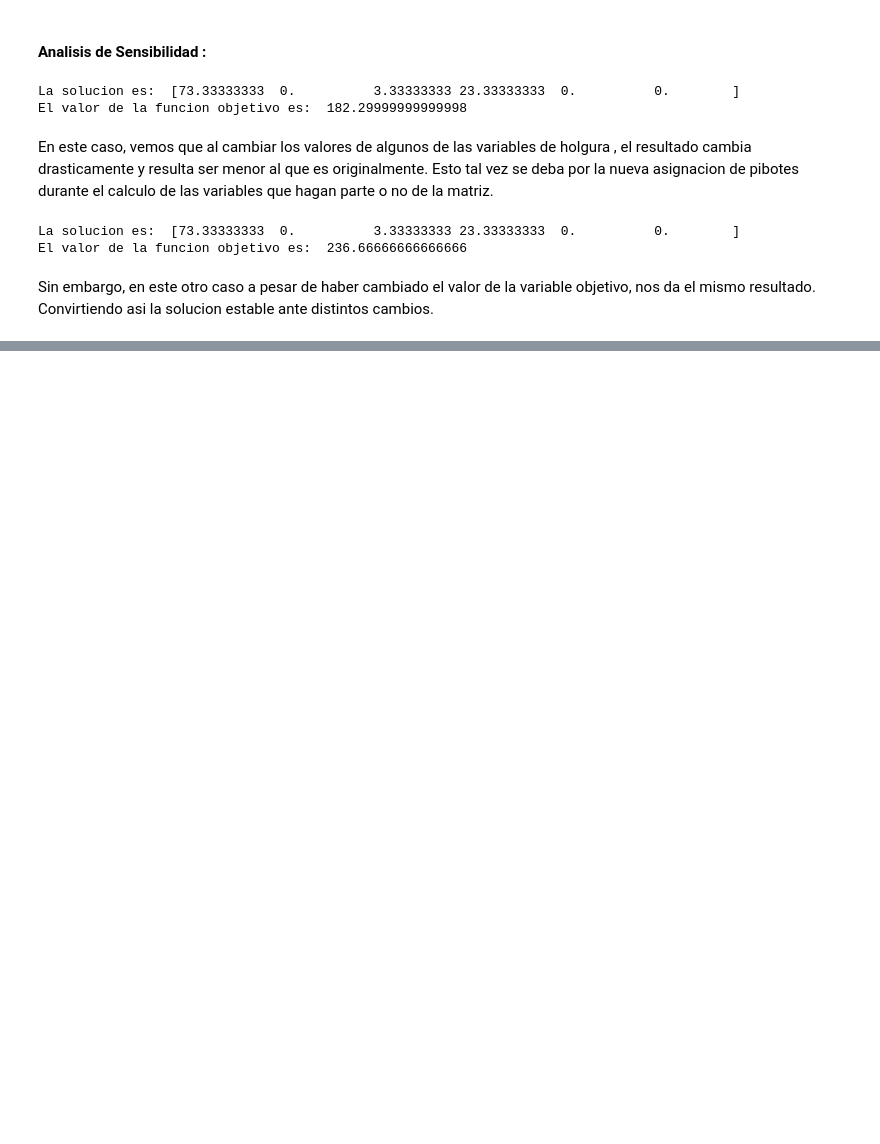
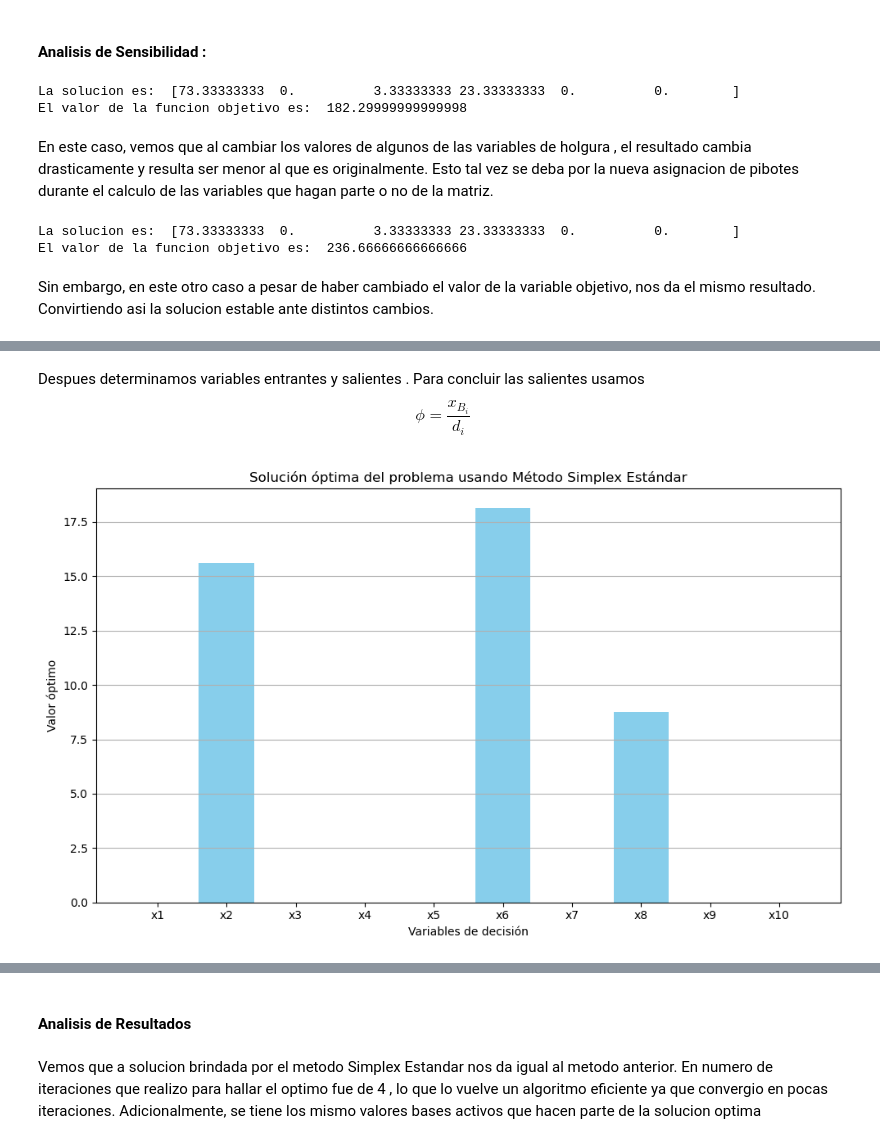
Before and after one commit to KaliaGonzalez/Laboratorio4, a Jupyter notebook: Laboratorio 4.ipynb, the cells around one changed output, grey strips where cells are left out. Saved outputs shown, nothing was run; the diff lists cells and outputs as text; code cells hidden in the pictures; blank space fills up the shorter version.

```diff
--- a/Laboratorio 4.ipynb
+++ b/Laboratorio 4.ipynb
@@ -201,0 +401,76 @@ Sin embargo, en este otro caso a pesar de haber cambiado el valor de la variable
+# %% [markdown]
+Despues determinamos variables entrantes y salientes . Para concluir las salientes usamos $$\phi = \frac{x_{B_i}}{d_i}$$
+# %%
+import numpy as np
+import matplotlib.pyplot as plt
+
+# Coeficientes de la función objetivo
+c = np.array([5, 8, 3, 7, 6, 9, 4, 10, 2, 11])
+
+# Matriz de restricciones A y vector de resultados b
+A = np.array([
+    [1, 2, 1, 1, 0, 0, 3, 1, 2, 1],
+    [2, 1, 0, 2, 1, 1, 0, 3, 1, 2],
+    [1, 1, 2, 0, 2, 1, 1, 0, 3, 1],
+    [0, 2, 1, 1, 1, 0, 2, 1, 1, 1],
+    [2, 0, 1, 1, 1, 2, 1, 1, 0, 2],
+    [1, 1, 1, 1, 1, 1, 1, 1, 1, 1],
+    [0, 1, 2, 1, 0, 1, 2, 1, 1, 0],
+    [1, 0, 1, 2, 1, 0, 1, 2, 1, 1],
+])
+b = np.array([50, 60, 55, 40, 45, 70, 65, 50])
+
+# Convertimos el problema a forma estándar agregando variables de holgura
+m, n = A.shape
+A_std = np.hstack([A, np.eye(m)])  # Aumentar con matriz identidad
+c_std = np.concatenate([c, np.zeros(m)])  # Coeficientes extendidos
+basic_vars = list(range(n, n + m))  # Variables de holgura en la base
+
+# Implementación del método Simplex estándar
+def simplex_standard(A, b, c, basic_vars):
+    m, n_total = A.shape
+    while True:
+        B = A[:, basic_vars]
+        B_inv = np.linalg.inv(B)
+        x_b = B_inv @ b
+        lambda_ = c[basic_vars] @ B_inv
+        reduced_costs = c - lambda_ @ A
+
+        # Condición de optimalidad
+        if all(reduced_costs[j] <= 1e-8 for j in range(n_total) if j not in basic_vars):
+            x = np.zeros(n_total)
+            for i, var in enumerate(basic_vars):
+                x[var] = x_b[i]
+            z = c @ x
+            return x[:n], z
+
+        # Seleccionar variable entrante (máximo costo reducido positivo)
+        entering = max((j for j in range(n_total) if j not in basic_vars), key=lambda j: reduced_costs[j])
+        d = B_inv @ A[:, entering]
+        if all(d <= 0):
+            raise Exception("Problema ilimitado")
+
+        # Regla del mínimo cociente
+        ratios = [x_b[i] / d[i] if d[i] > 0 else np.inf for i in range(m)]
+        leaving_index = np.argmin(ratios)
+        basic_vars[leaving_index] = entering
+
+# Ejecutar el algoritmo
+x_opt, z_opt = simplex_standard(A_std, b, c_std, basic_vars.copy())
+x_labels = [f'x{i+1}' for i in range(len(x_opt))]
+# Graficar la solución
+plt.figure(figsize=(10, 6))
+plt.bar(x_labels, x_opt, color='skyblue')
+plt.xlabel('Variables de decisión')
+plt.ylabel('Valor óptimo')
+plt.title('Solución óptima del problema usando Método Simplex Estándar')
+plt.grid(axis='y')
+plt.tight_layout()
+plt.show()
+
+# Imprimir resultados
+print("Valor óptimo de Z:", z_opt)
+for i, val in enumerate(x_opt, start=1):
+    print(f"x{i} = {val}")
+# %% [output]
+[figure, added]
@@ -201,0 +488,4 @@ Sin embargo, en este otro caso a pesar de haber cambiado el valor de la variable
+# %% [markdown]
+#### Analisis de Resultados
+# %% [markdown]
+Vemos que a solucion brindada por el metodo Simplex Estandar nos da igual al metodo anterior. En numero de iteraciones que realizo para hallar el optimo fue de 4 , lo que lo vuelve un algoritmo eficiente ya que convergio en pocas iteraciones. Adicionalmente, se tiene los mismo valores bases activos que hacen parte de la solucion optima
```
Also changed, not shown: parts of 29 cells of this notebook.
